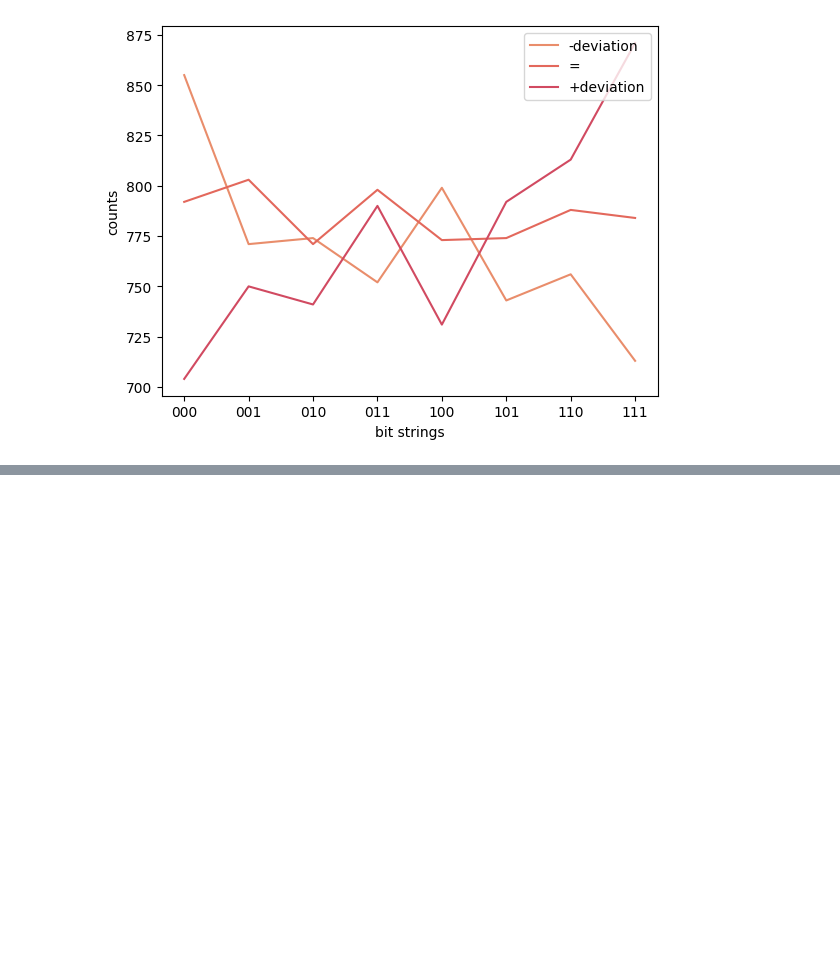
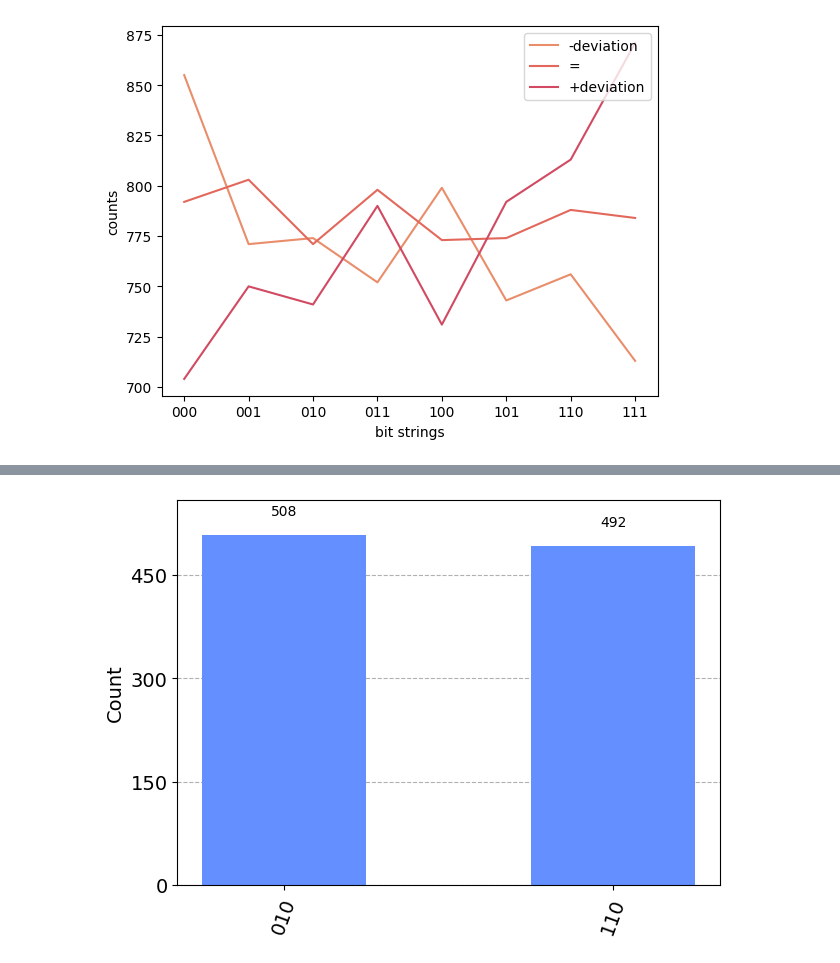
Before and after one commit to Dpbm/scientific-research-1-quantum-oracles, a Jupyter notebook: code/grover-tests.ipynb, the cells around one changed output, grey strips where cells are left out. Drawn from its saved outputs; the diff is of its cells as text; code cells hidden in the pictures; blank space fills up the shorter version.

```diff
--- a/code/grover-tests.ipynb
+++ b/code/grover-tests.ipynb
@@ -575,0 +626,5 @@ plt.show()
+# %%
+c = classical_grover(oracle)
+plot_histogram(get_counts(c))
+# %% [output]
+[figure, added]
```
Also changed, not shown: parts of 33 cells of this notebook, 3 other files.
